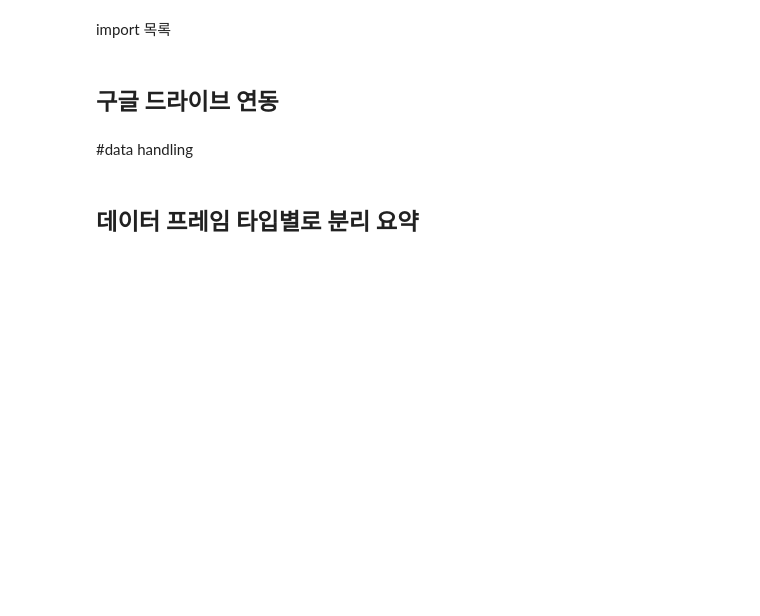
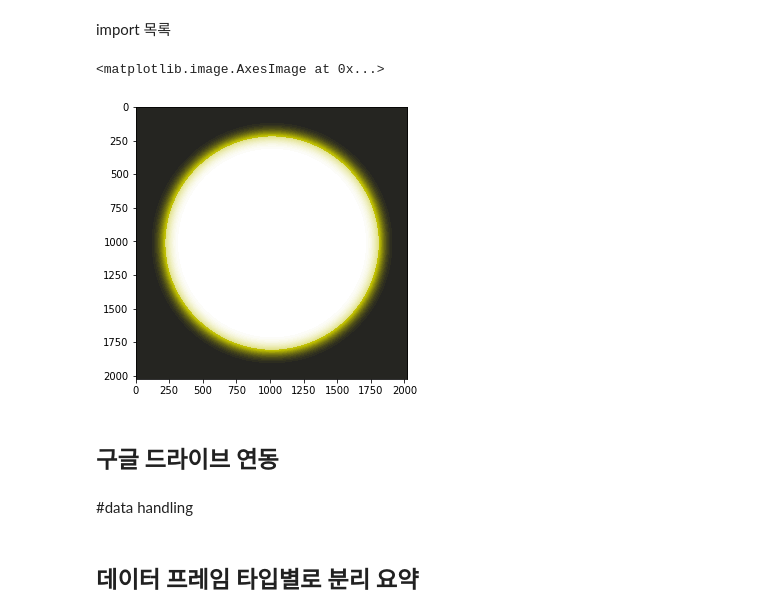
Before and after one commit to Hong-Soonbin/ToolBox, a Jupyter notebook: toolbox.ipynb, the cells around one changed output. Cells and saved outputs as stored; diff of their text form; code cells hidden in the pictures; blank space fills up the shorter version.

```diff
--- a/toolbox.ipynb
+++ b/toolbox.ipynb
@@ -16,6 +16,31 @@ import scipy
 
 import os
 import glob
+# %%
+moon = np.zeros((2022, 2022), dtype=int)
+r = 800
+for i in range(2022):
+    for j in range(2022):
+        d = np.sqrt(np.power(i-1011, 2) + np.power(j-1011, 2))
+        if d < r:
+            moon[i, j] = 255
+
+from scipy.ndimage import gaussian_filter
+glow = gaussian_filter(moon, 50)
+
+from matplotlib.colors import ListedColormap
+cmap0 = sns.color_palette("dark:y", 20)
+cmap1 = sns.color_palette("blend:y,w", 20)
+
+cmap = ListedColormap(cmap0 + cmap1)
+
+fig, ax = plt.subplots(figsize=(5, 5))
+ax.imshow(glow, origin="upper", zorder=0, cmap=cmap)
+ax.imshow(np.ma.masked_array(moon, moon <1), origin="upper", zorder=0,
+          vmin=0, vmax=255, cmap=cmap, alpha=0.5)
+# %% [output]
+<matplotlib.image.AxesImage at 0x...>
+[figure, added]
 # %% [markdown]
 ## 구글 드라이브 연동
 # %%
```
